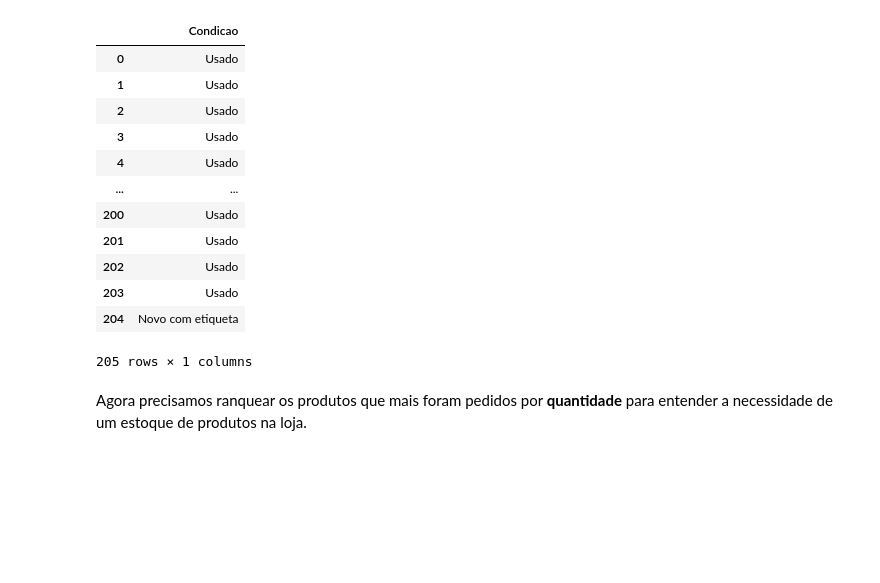
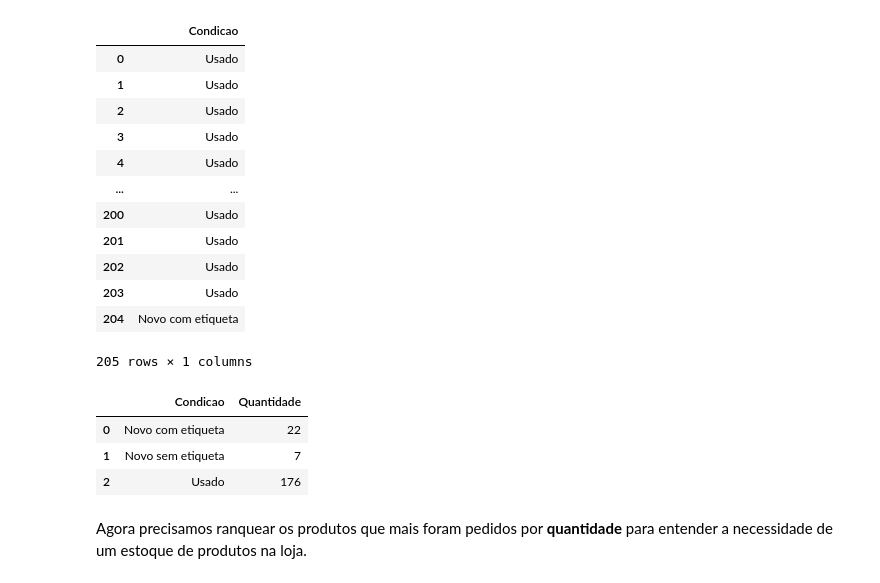
Before and after one commit to renatamontanhana/Python_e_SQL, a Jupyter notebook: Notebook_SQL_e_Python.ipynb, the cells around one changed output. Cells and saved outputs as stored; diff of their text form; code cells hidden in the pictures; blank space fills up the shorter version.

```diff
--- a/Notebook_SQL_e_Python.ipynb
+++ b/Notebook_SQL_e_Python.ipynb
@@ -73,5 +73,17 @@ def sql_df(query):
     consulta = conexao.execute(text(query))
     dados = consulta.fetchall()
   return pd.DataFrame(dados,columns=consulta.keys())
+# %%
+query = '''SELECT CONDICAO, COUNT(*) AS 'Quantidade'
+FROM PRODUTOS
+GROUP BY CONDICAO;'''
+
+df_produtos = sql_df(query)
+df_produtos
+# %% [output]
+|  | Condicao | Quantidade |
+| 0 | Novo com etiqueta | 22 |
+| 1 | Novo sem etiqueta | 7 |
+| 2 | Usado | 176 |
 # %% [markdown]
 Agora precisamos ranquear os produtos que mais foram pedidos por **quantidade** para entender a necessidade de um estoque de produtos na loja.
```
Also changed, not shown: parts of 2 cells of this notebook.
